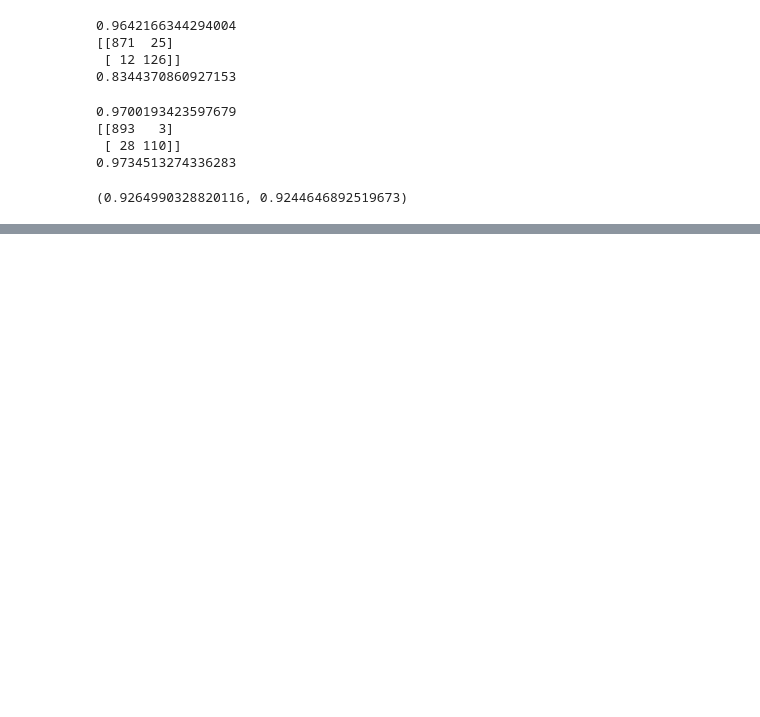
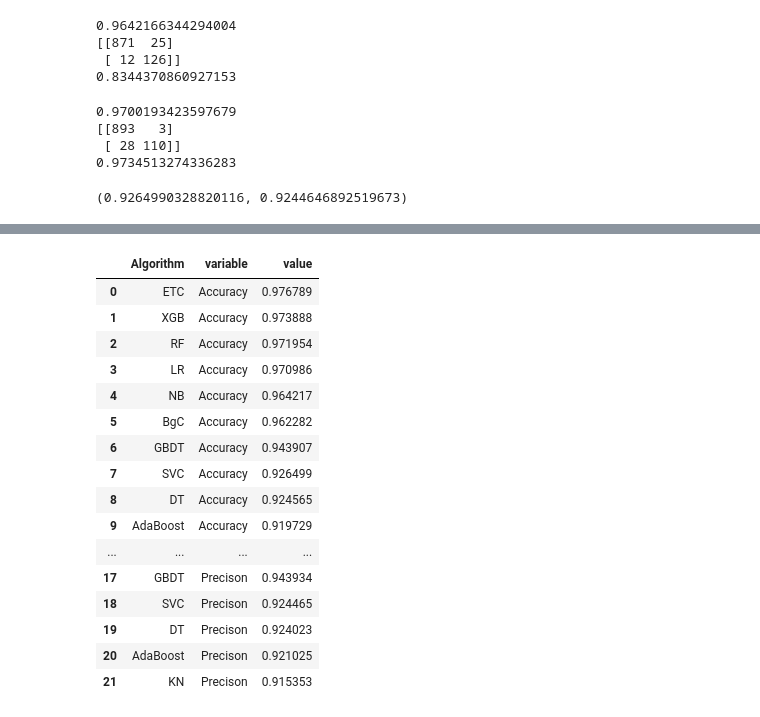
Before and after one commit to Ashish570raj/SMS-or-Email-Spam-Classifier, a Jupyter notebook: classifirer.ipynb, the cells around one changed output, grey strips where cells are left out. Cells and saved outputs as stored; diff of their text form; code cells hidden in the pictures; blank space fills up the shorter version.

```diff
--- a/classifirer.ipynb
+++ b/classifirer.ipynb
@@ -789,2 +789,23 @@ performance_df
 | 6 | AdaBoost | 0.919729 | 0.921025 |
 | 1 | KN | 0.906190 | 0.915353 |
+# %%
+performance_df22 = pd.melt (performance_df, id_vars = "Algorithm")
+performance_df22
+# %% [output]
+|  | Algorithm | variable | value |
+| 0 | ETC | Accuracy | 0.976789 |
+| 1 | XGB | Accuracy | 0.973888 |
+| 2 | RF | Accuracy | 0.971954 |
+| 3 | LR | Accuracy | 0.970986 |
+| 4 | NB | Accuracy | 0.964217 |
+| 5 | BgC | Accuracy | 0.962282 |
+| 6 | GBDT | Accuracy | 0.943907 |
+| 7 | SVC | Accuracy | 0.926499 |
+| 8 | DT | Accuracy | 0.924565 |
+| 9 | AdaBoost | Accuracy | 0.919729 |
+| ... | ... | ... | ... |
+| 17 | GBDT | Precison | 0.943934 |
+| 18 | SVC | Precison | 0.924465 |
+| 19 | DT | Precison | 0.924023 |
+| 20 | AdaBoost | Precison | 0.921025 |
+| 21 | KN | Precison | 0.915353 |
```
Also changed, not shown: parts of 5 cells of this notebook.
